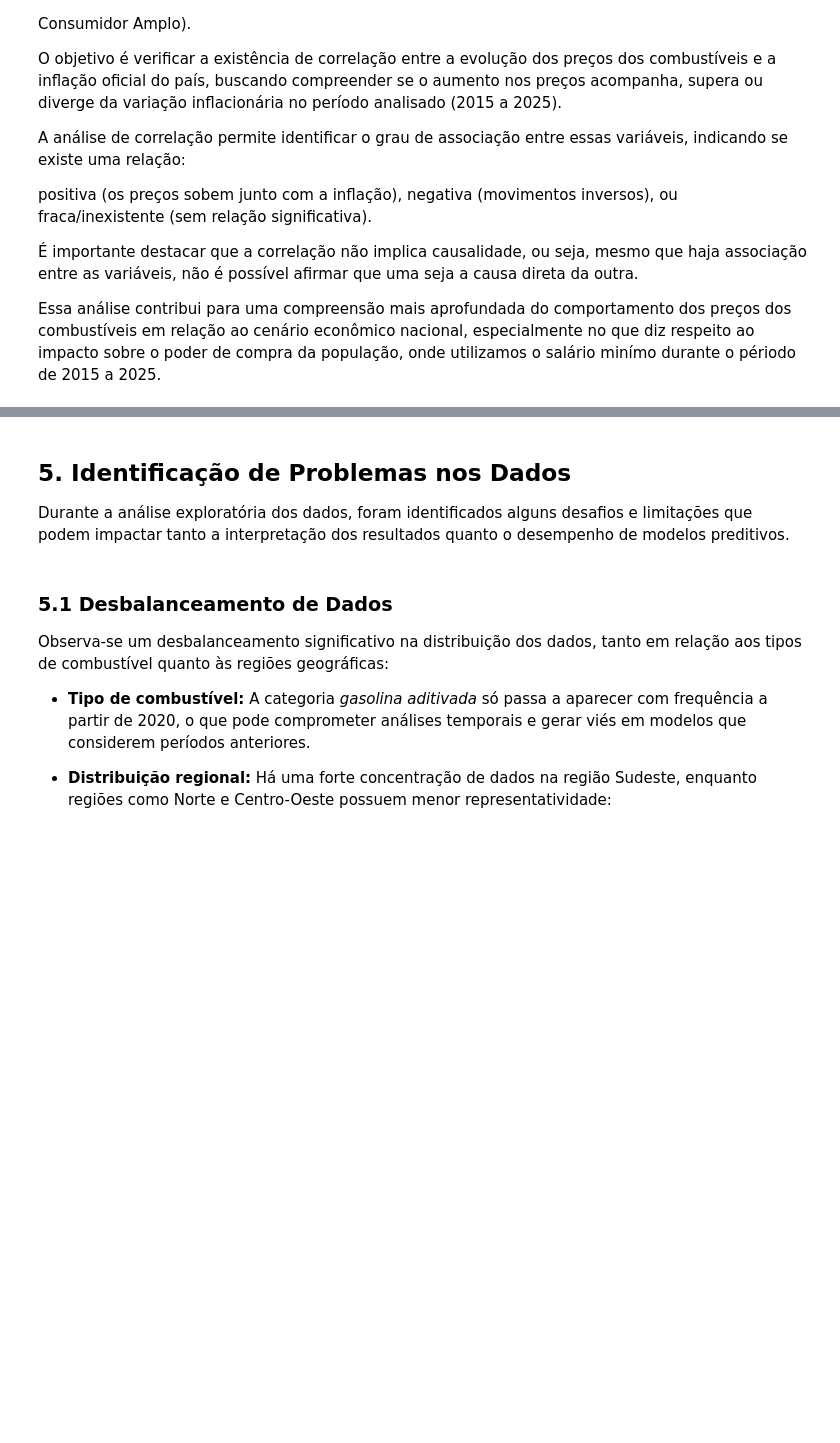
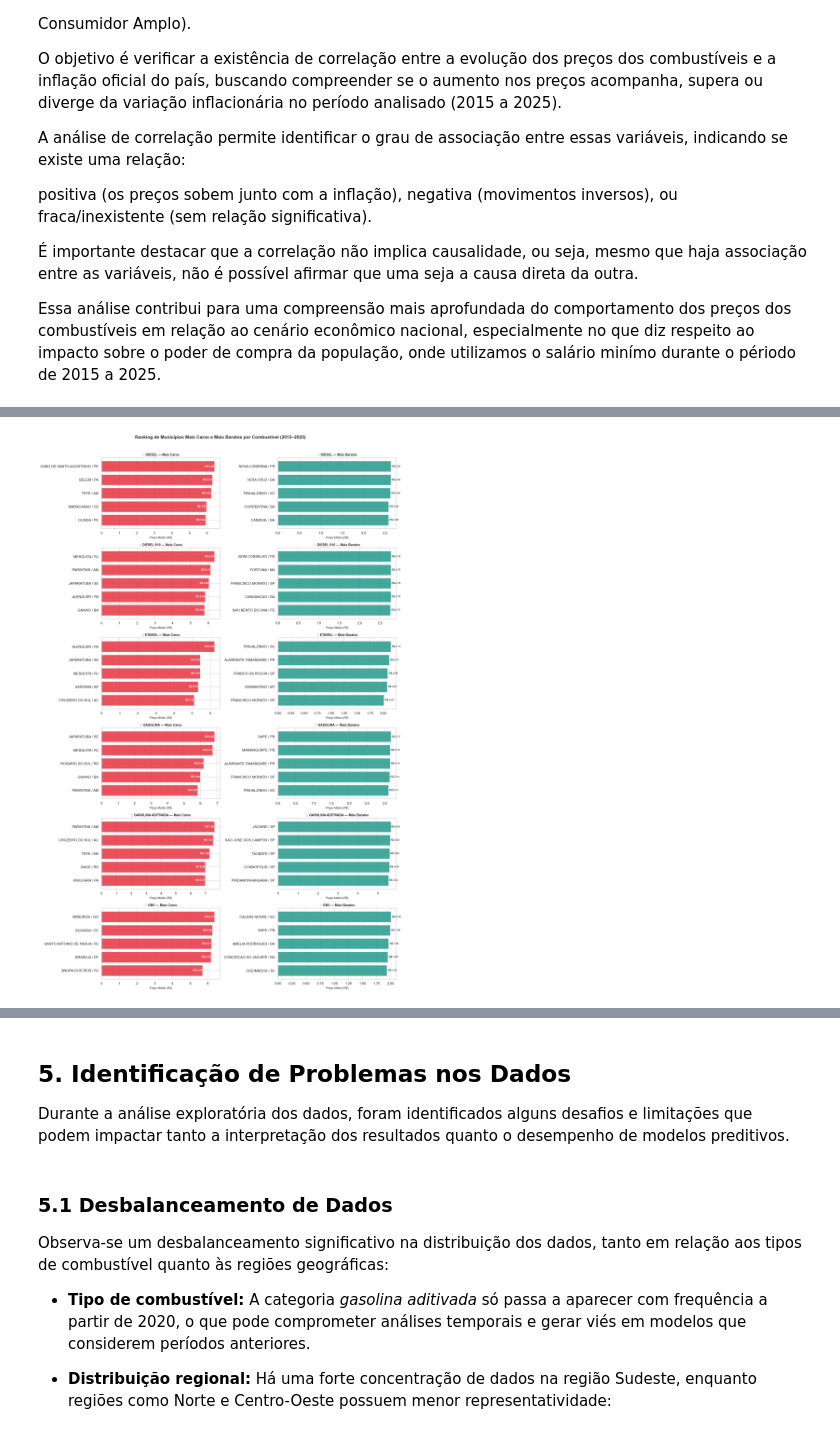
Before and after one commit to LucasCabra7/precos-combustiveis-brasil-2015-2025, a Jupyter notebook: Grupo_4_Análise_Exploratória_e_Modelagem_Preditiva_dos_Preços_de_Combustíveis_no_Brasil_(2015–2025).ipynb, the cells around one changed output, grey strips where cells are left out. Drawn from its saved outputs; the diff is of its cells as text; code cells hidden in the pictures; blank space fills up the shorter version.

```diff
--- a/Grupo_4_Análise_Exploratória_e_Modelagem_Preditiva_dos_Preços_de_Combustíveis_no_Brasil_(2015–2025).ipynb
+++ b/Grupo_4_Análise_Exploratória_e_Modelagem_Preditiva_dos_Preços_de_Combustíveis_no_Brasil_(2015–2025).ipynb
@@ -798,0 +455,76 @@ Essa análise contribui para uma compreensão mais aprofundada do comportamento
+# %%
+class VisualizadorMunicipiosPorProdutoPrecos:
+    def __init__(self, dataframe: pd.DataFrame):
+        self.dataframe = dataframe
+        self._configurar_estilo()
+
+    def _configurar_estilo(self):
+        sns.set_theme(style="whitegrid")
+        plt.rcParams["axes.titlesize"] = 10
+        plt.rcParams["axes.labelsize"] = 9
+
+    def _calcular_media_por_municipio(self):
+        return (
+            self.dataframe
+            .groupby(['Produto', 'Estado - Sigla', 'Municipio'])['Valor de Venda']
+            .mean()
+            .round(2)
+            .reset_index()
+        )
+
+    def plotar_ranking_municipios_por_produto(self):
+        """Grid único: top 5 mais caros e mais baratos para cada produto"""
+        dados = self._calcular_media_por_municipio()
+        produtos = sorted(dados['Produto'].unique())
+        n = len(produtos)
+
+        fig, axes = plt.subplots(n, 2, figsize=(16, n * 4))
+        fig.suptitle('Ranking de Municípios Mais Caros e Mais Baratos por Combustível (2015–2025)',
+                     fontsize=14, fontweight='bold', y=1.01)
+
+        for i, produto in enumerate(produtos):
+            df_produto = dados[dados['Produto'] == produto].sort_values('Valor de Venda', ascending=False)
+
+            top_caros   = df_produto.head(5).copy()
+            top_baratos = df_produto.tail(5).copy()
+
+            top_caros['Label']   = top_caros['Municipio']   + ' / ' + top_caros['Estado - Sigla']
+            top_baratos['Label'] = top_baratos['Municipio'] + ' / ' + top_baratos['Estado - Sigla']
+
+            ax_caro   = axes[i, 0]
+            ax_barato = axes[i, 1]
+
+            # Mais caros
+            ax_caro.barh(top_caros['Label'], top_caros['Valor de Venda'],
+                         color='#E63946', edgecolor='white', alpha=0.88)
+            ax_caro.set_title(f'🔴 {produto} — Mais Caros', fontweight='bold')
+            ax_caro.set_xlabel('Preço Médio (R$)')
+            ax_caro.invert_yaxis()
+            for j, val in enumerate(top_caros['Valor de Venda']):
+                ax_caro.text(val - 0.02, j, f'R$ {val:.2f}',
+                             va='center', ha='right', fontsize=8,
+                             color='white', fontweight='bold')
+
+            # Mais baratos
+            ax_barato.barh(top_baratos['Label'], top_baratos['Valor de Venda'],
+                           color='#2A9D8F', edgecolor='white', alpha=0.88)
+            ax_barato.set_title(f'🟢 {produto} — Mais Baratos', fontweight='bold')
+            ax_barato.set_xlabel('Preço Médio (R$)')
+            ax_barato.invert_yaxis()
+            for j, val in enumerate(top_baratos['Valor de Venda']):
+                ax_barato.text(val + 0.02, j, f'R$ {val:.2f}',
+                               va='center', ha='left', fontsize=8, color='#1a1a1a')
+
+        plt.tight_layout()
+        plt.savefig('viz_ranking_municipios_todos_produtos.png', dpi=150, bbox_inches='tight')
+        plt.show()
+
+    def gerar_visualizacoes_completas(self):
+        self.plotar_ranking_municipios_por_produto()
+
+
+# Instância e execução
+viz_municipios = VisualizadorMunicipiosPorProdutoPrecos(dataframe=data_Frame)
+viz_municipios.gerar_visualizacoes_completas()
+# %% [output]
+[figure, added]
```
Also changed, not shown: parts of 19 cells of this notebook, 1 other file.
